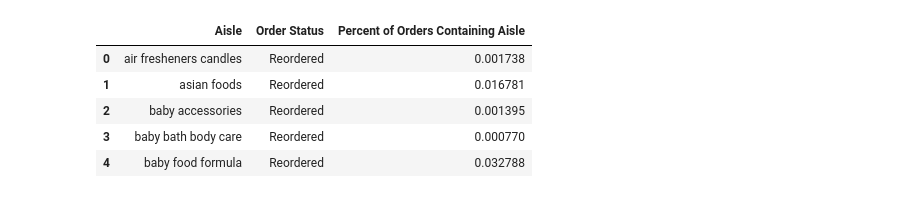
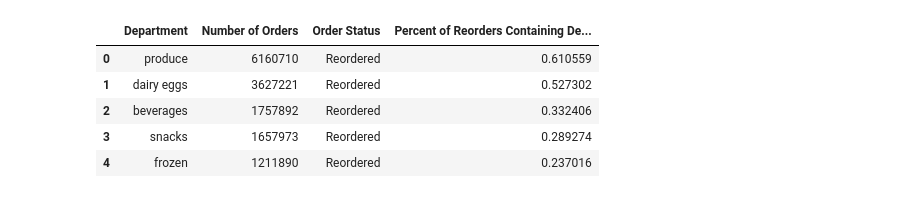
Before and after one commit to keith12345/InstaClassification, a Jupyter notebook: 05_Visualizations/01_Do_you_even_Plotly.ipynb, the cells around one changed output. Cells and saved outputs as stored; diff of their text form; code cells hidden in the pictures.

```diff
--- a/05_Visualizations/01_Do_you_even_Plotly.ipynb
+++ b/05_Visualizations/01_Do_you_even_Plotly.ipynb
@@ -18,9 +58,11 @@ table = ff.create_table(df)
+# %%
+df = pd.read_pickle('percentage_reorders_by_department')
 # %%
-df.head()
+df
 # %% [output]
-|  | Aisle | Order Status | Percent of Orders Containing Aisle |
-| 0 | air fresheners candles | Reordered | 0.001738 |
-| 1 | asian foods | Reordered | 0.016781 |
-| 2 | baby accessories | Reordered | 0.001395 |
-| 3 | baby bath body care | Reordered | 0.000770 |
-| 4 | baby food formula | Reordered | 0.032788 |
+|  | Department | Number of Orders | Order Status | Percent of Reorders Containing De... |
+| 0 | produce | 6160710 | Reordered | 0.610559 |
+| 1 | dairy eggs | 3627221 | Reordered | 0.527302 |
+| 2 | beverages | 1757892 | Reordered | 0.332406 |
+| 3 | snacks | 1657973 | Reordered | 0.289274 |
+| 4 | frozen | 1211890 | Reordered | 0.237016 |
```
Also changed, not shown: parts of 4 cells of this notebook, 2 other files.
